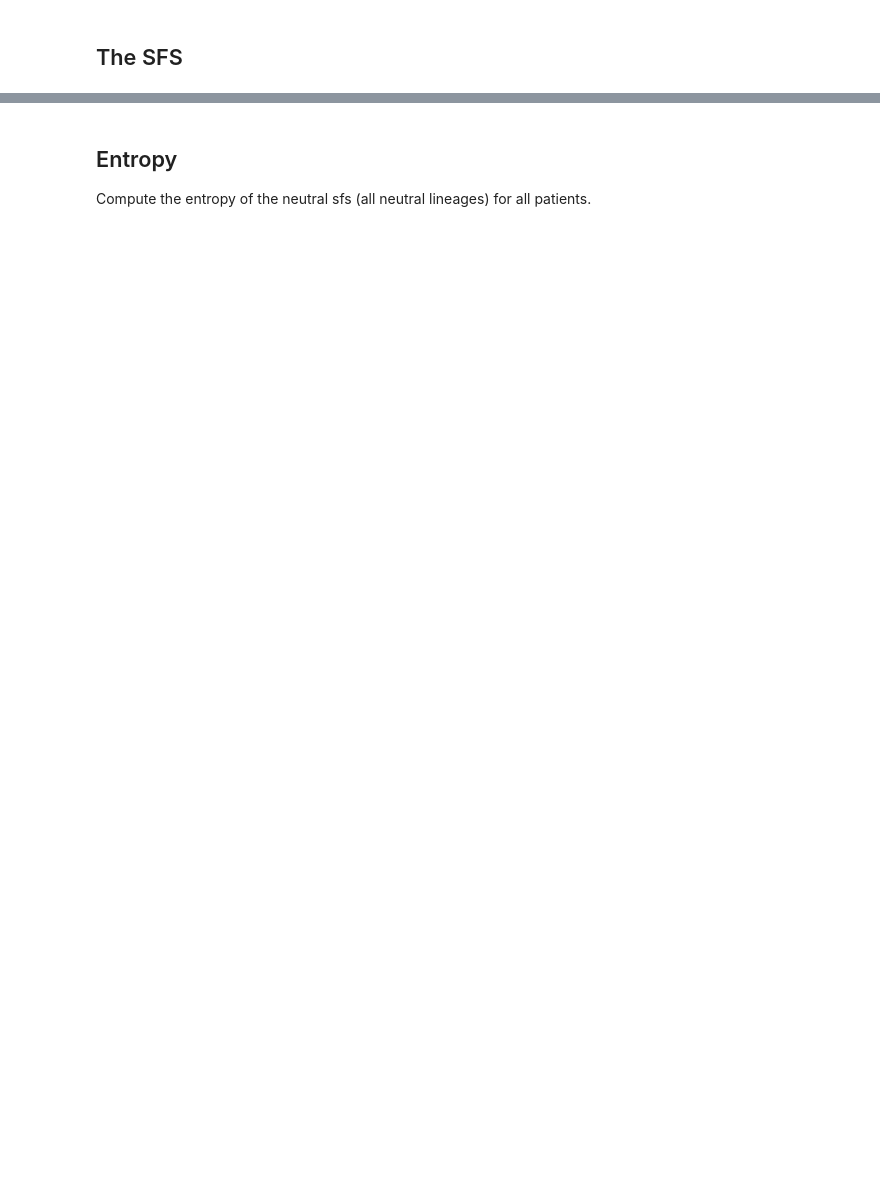
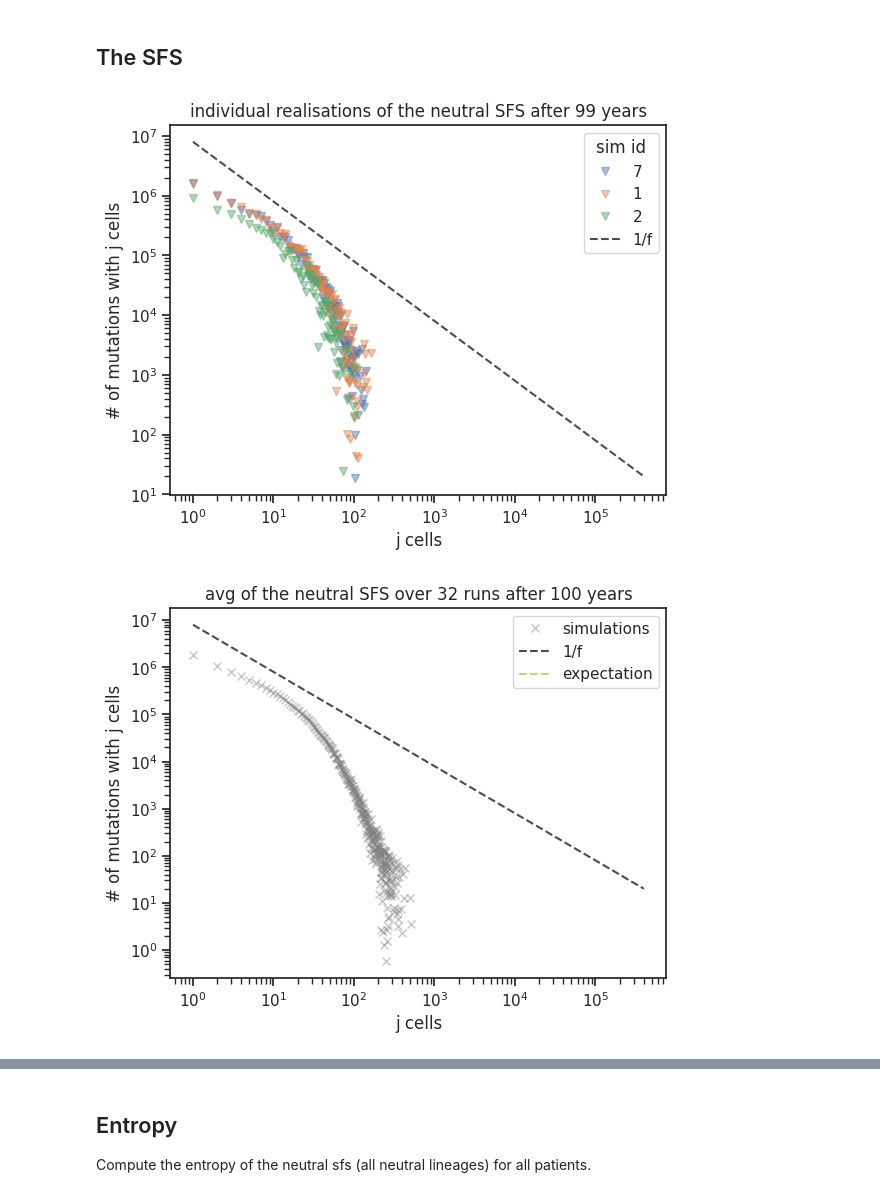
Before and after one commit to fraterenz/hsc-draft, a Jupyter notebook: hsc.ipynb, the cells around one changed output, grey strips where cells are left out. Cells and saved outputs as stored; diff of their text form; code cells hidden in the pictures; blank space fills up the shorter version.

```diff
--- a/hsc.ipynb
+++ b/hsc.ipynb
@@ -23,9 +23,10 @@ assert PATH2BIN.is_dir()
 FIGSIZE = [7, 3]
 PDF = True
 EXTENSION = ".pdf" if PDF else ".png"
-YEARS_FAST = 70
+YEARS_FAST = 100 # TODO change to 50
 RUNS = 32
 NB_TIMEPOINTS = 10
+assert YEARS_FAST > NB_TIMEPOINTS
 SAVE = False
 # %%
 NCELLS = 200_000
@@ -82,9 +85,7 @@ else:
     )
     YEARS = 100
 
-# need + 1 to save the last timepoint
-YEARS += 1
-x = np.linspace(0.1, YEARS, NB_TIMEPOINTS)
+x = np.linspace(1, YEARS, NB_TIMEPOINTS)
 assert PATH2SIMS.is_file()
 # %%
 %%bash -s "$PATH2BIN" --out version
@@ -100,9 +121,8 @@ $1/hsc -c $9 -y ${10} -r $8 --b0 $3 --mu0 $4 --neutral-rate $5 -s $6 --p-asymmet
 # %% [markdown]
 ## The SFS
 # %%
-def load_sfs(path2dir: Path, neutral: bool, timepoint: int = 1):
-    """load all sfs for a specific timepoint, by default load the
-    sfs of the last timepoint.
+def load_sfs(path2dir: Path, neutral: bool, timepoint: int):
+    """load all sfs for a specific timepoint.
 
     Remember that rust saves timepoints in decreasing order, hence
     the last timepoint is 1.
@@ -112,7 +132,7 @@ def load_sfs(path2dir: Path, neutral: bool, timepoint: int = 1):
     all_dirs = [x for x in path2sfs.iterdir() if x.is_dir()]
     assert (
         len(all_dirs) == NB_TIMEPOINTS
-    ), f"Wrong nb of timepoints saved: should be {NB_TIMEPOINTS} found {len(all_dirs)}"
+    ), f"Wrong nb of timepoints saved, should be {NB_TIMEPOINTS} found {len(all_dirs)}: {all_dirs}"
     # last_timepoint = min([int(x.stem) for x in all_dirs])
     last_timepoint_path = [x for x in all_dirs if int(x.stem) == timepoint][0]
 
@@ -141,7 +161,7 @@ def plot_sfs(sfs_: Dict[int, int], ax):
     )
     return ax
 # %%
-neutral_sfs = load_sfs(PATH2SAVE, neutral=True)
+neutral_sfs = load_sfs(PATH2SAVE, neutral=True, timepoint=1)
 # add zeros for values which are not present in all SFS
 neutral_sfs_uniformised = distribution.uniformise(list(neutral_sfs.values()))
 jcells = range(0, max(neutral_sfs_uniformised[0].keys()) + 1)
@@ -162,31 +182,34 @@ y_ = 2 * NEUTRAL_RATE * NCELLS / x_
 ax.plot(x_, y_, linestyle="--", c="black", alpha=0.7, label="1/f")
 ax.set_xscale("log")
 ax.set_yscale("log")
 ax.set_title(f"individual realisations of the neutral SFS after {YEARS - 1} years")
 ax.legend(title="sim id")
 plt.show()
 
 fig, ax = plt.subplots(1, 1)
 ax.plot(
     jcells,
     avg_neutral_sfs,
     alpha=0.45,
     marker="x",
     linestyle="",
     c="grey",
     label="simulations",
 )
 ax.set_ylabel("# of mutations with j cells")
 ax.set_xlabel("j cells")
 x_ = np.arange(1, 2 * NCELLS)
 y_ = 2 * NEUTRAL_RATE * NCELLS / x_
 ax.plot(x_, y_, linestyle="--", c="black", alpha=0.7, label="1/f")
 # Watson, C.J. et al. (2020)
 # ‘The evolutionary dynamics and fitness landscape of clonal hematopoiesis’,
 # Science, 367(6485), pp. 1449–1454 TODO
 ax.plot(1, 2, linestyle="--", c="yellowgreen", alpha=0.7, label="expectation")
 ax.set_xscale("log")
 ax.set_yscale("log")
 ax.legend()
-ax.set_title(f"avg of the neutral SFS over {RUNS} runs after {YEARS - 1} years")
+ax.set_title(f"avg of the neutral SFS over {RUNS} runs after {YEARS} years")
 plt.show()
+# %% [output]
+[figure, added]
+[figure, added]
```
Also changed, not shown: parts of 10 cells of this notebook.
